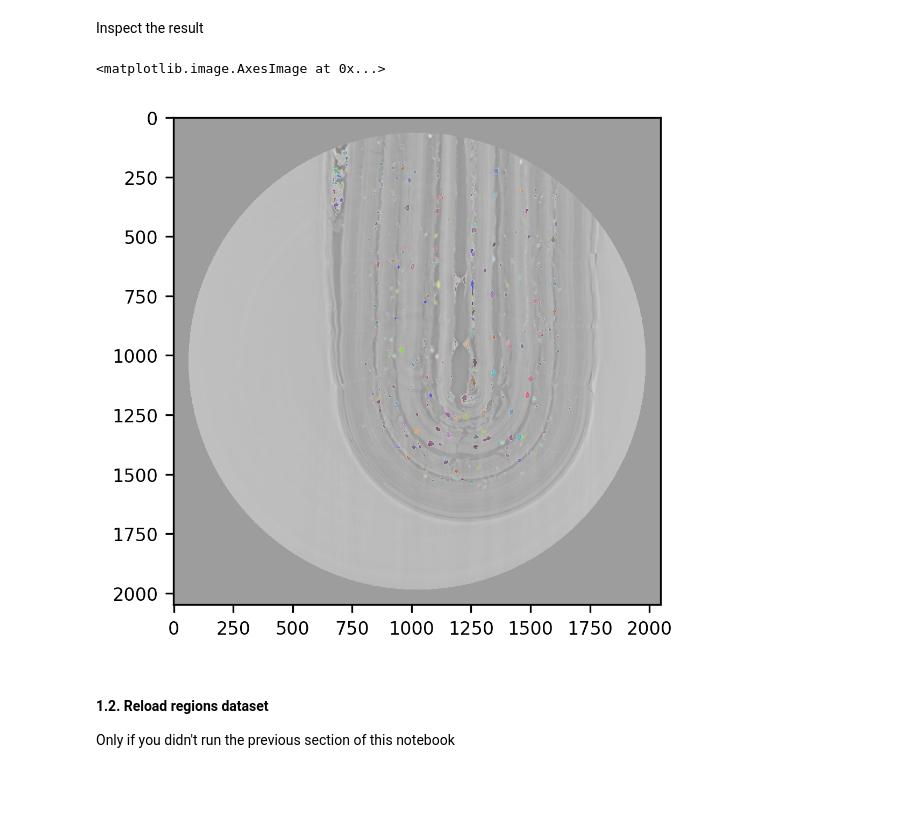
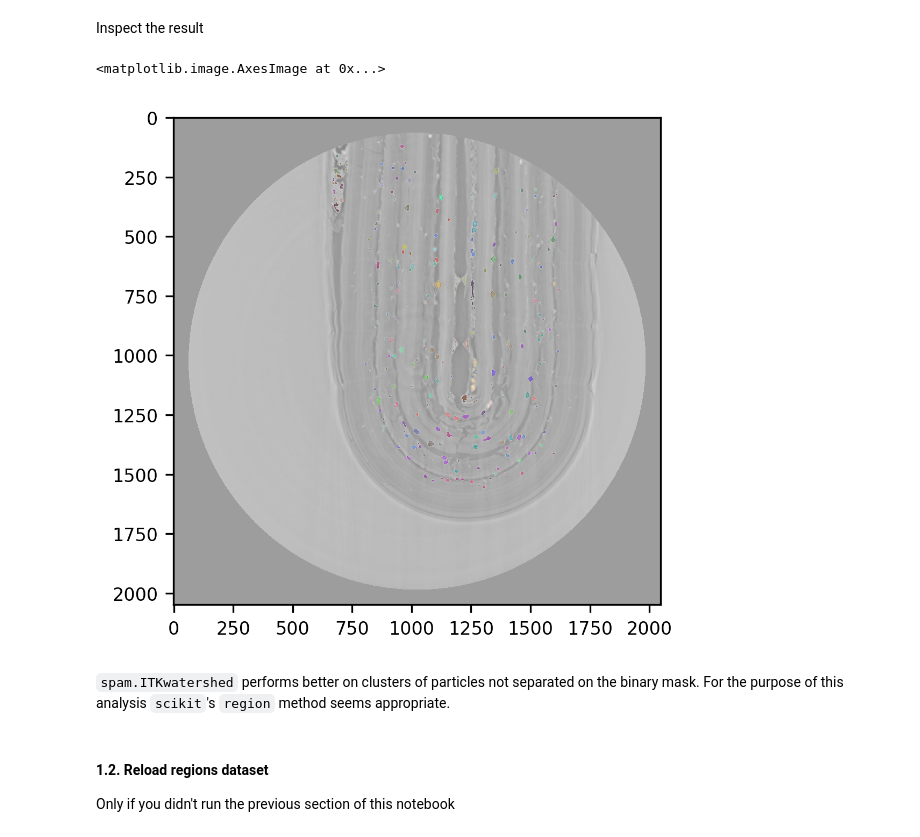
Before and after one commit to gianthk/CERIC-Franceschin, a Jupyter notebook: notebooks/perline_2.ipynb, the cells around one changed output. Drawn from its saved outputs; the diff is of its cells as text; code cells hidden in the pictures; blank space fills up the shorter version.

```diff
--- a/notebooks/perline_2.ipynb
+++ b/notebooks/perline_2.ipynb
@@ -107,0 +106,2 @@ print("{} particles have been identified".format(regions.max()))
+# %%
+regions_scikit = ndimage.label(BW_pearls)[0]
@@ -114,10 +120,12 @@ Inspect the result
 # %%
 plt.imshow(data_3D[50,:,:], cmap='gray', interpolation='none')
 # plt.imshow(labelled[midSlice], cmap=spam.label.randomCmap)
-plt.imshow(regions[50,:,:], cmap=spam.label.randomCmap, alpha=0.5, interpolation='none') # 'tab20c'
+plt.imshow(regions_scikit[50,:,:], cmap=spam.label.randomCmap, alpha=0.5, interpolation='none') # 'tab20c'
 # %% [output]
 <matplotlib.image.AxesImage at 0x...>
-[figure, old version]
+[figure, new version]
+# %% [markdown]
+`spam.ITKwatershed` performs better on clusters of particles not separated on the binary mask. For the purpose of this analysis `scikit`'s `region` method seems appropriate.
 # %% [markdown]
 #### 1.2. Reload regions dataset
 Only if you didn't run the previous section of this notebook
```
Also changed, not shown: parts of 15 cells of this notebook, 1 other file.
